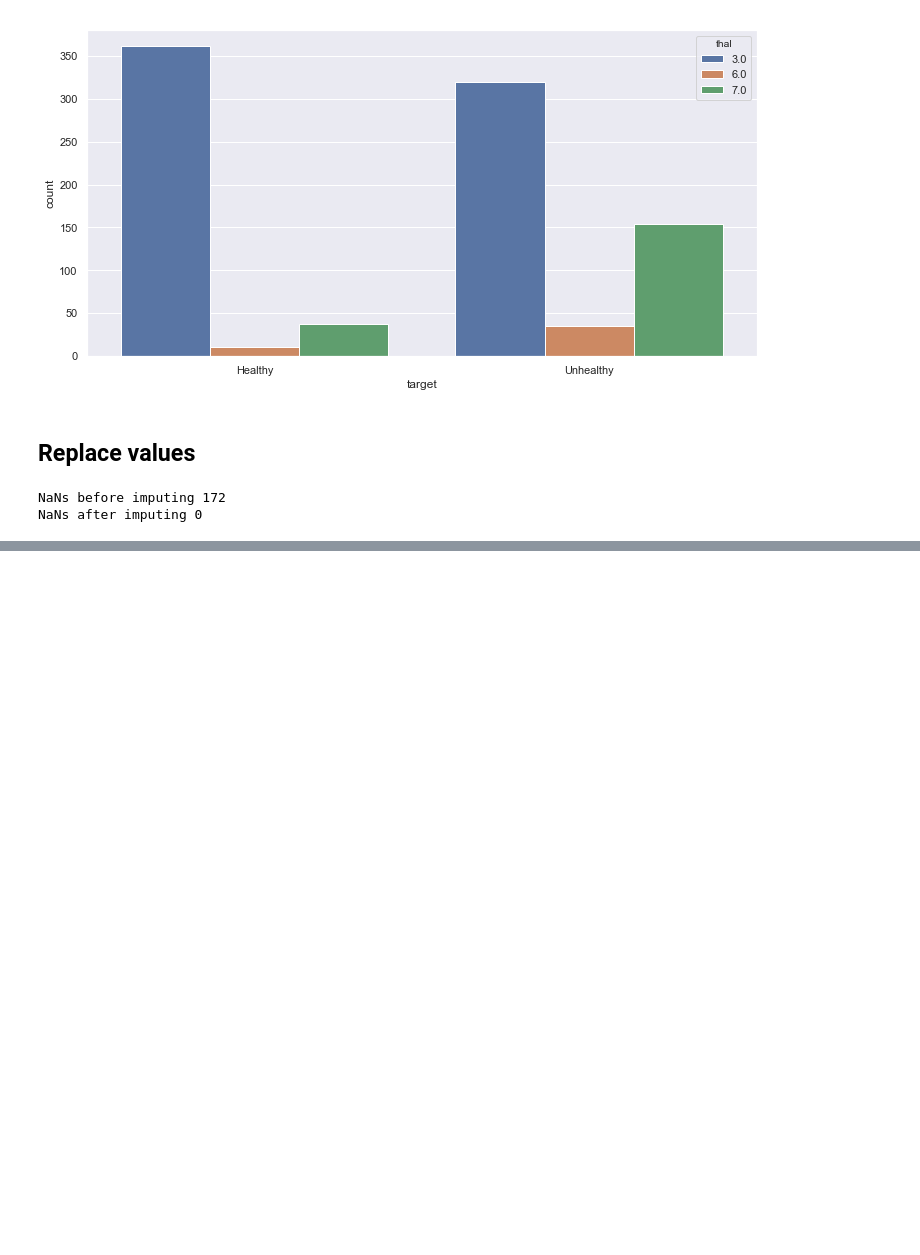
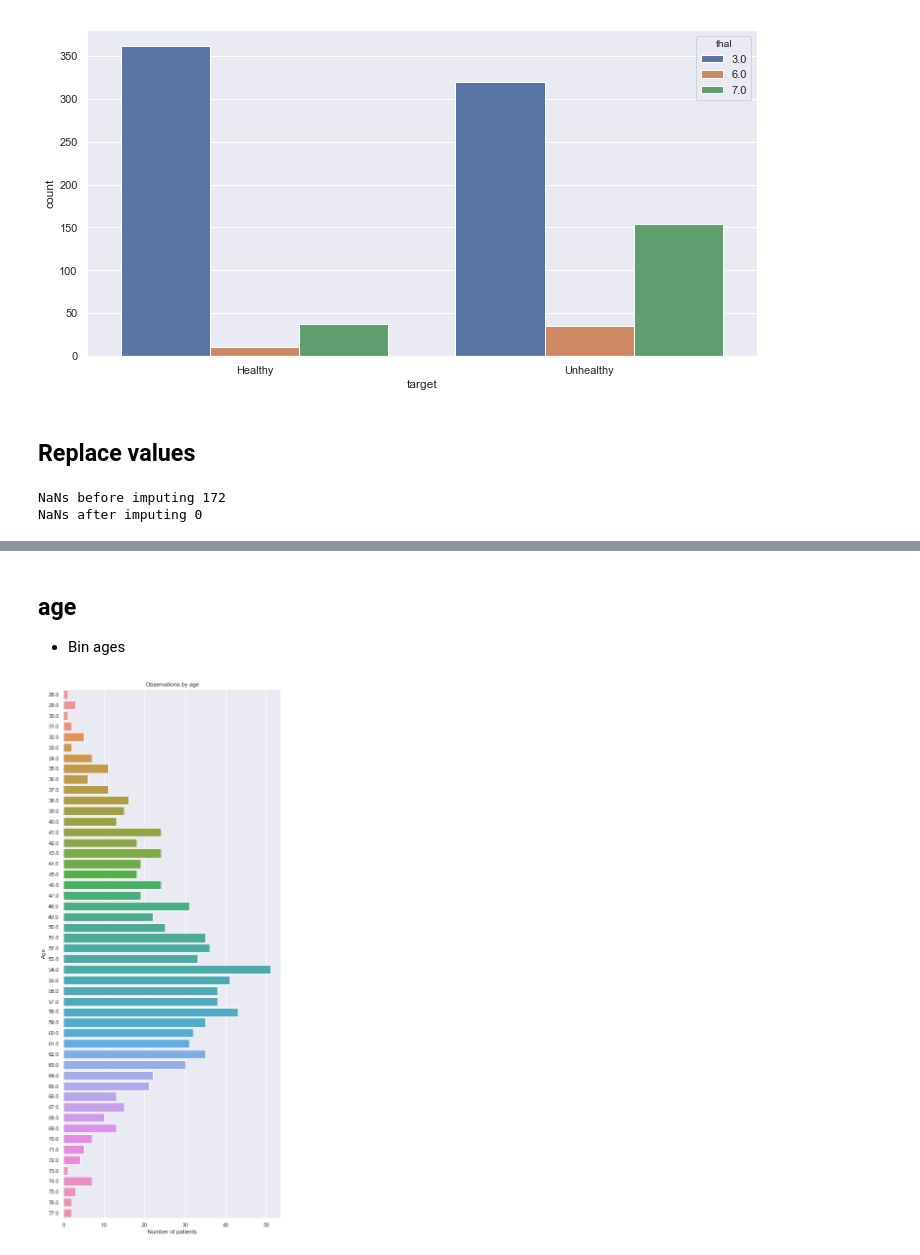
Before and after one commit to dimitraz/medical-data, a Jupyter notebook: Data Wrangling 2.ipynb, the cells around one changed output, grey strips where cells are left out. Saved outputs shown, nothing was run; the diff lists cells and outputs as text; code cells hidden in the pictures; blank space fills up the shorter version.

```diff
--- a/Data Wrangling 2.ipynb
+++ b/Data Wrangling 2.ipynb
@@ -860,0 +885,14 @@ sns.scatterplot(x="cholestorol", y="age", hue="target", data=df)
+# %% [markdown]
+## age
+* Bin ages
+# %%
+df.age.value_counts()
+
+fig = plt.figure(figsize=(8, 20))
+ax = sns.countplot(y="age", data=df)
+ax.set_xlabel("Number of patients")
+ax.set_ylabel("Age")
+ax.set_title("Observations by age")
+plt.show()
+# %% [output]
+[figure, added]
```
Also changed, not shown: parts of 11 cells of this notebook.
